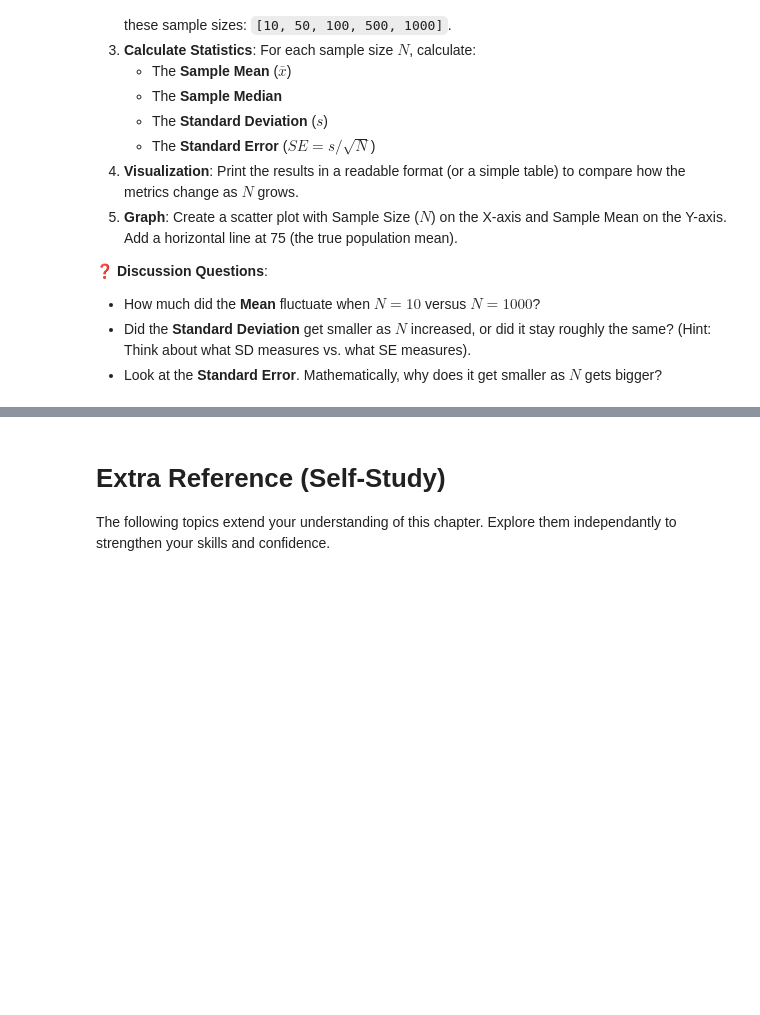
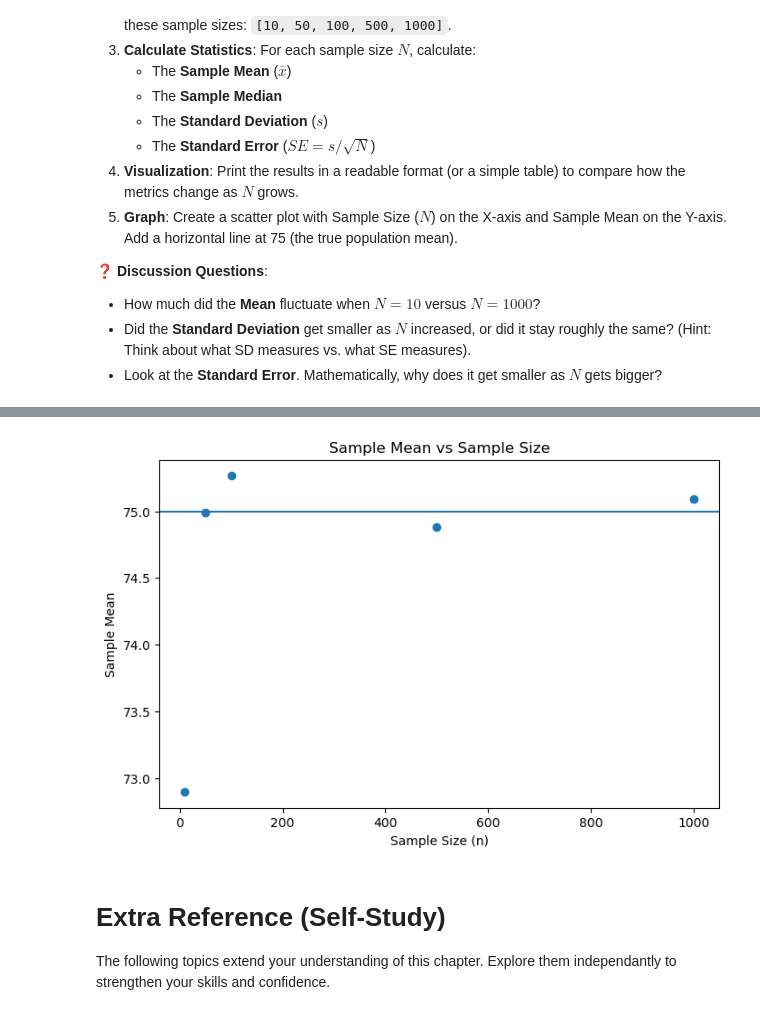
Before and after one commit to NinaHoang/5m-data-3.1-probability-statistics, a Jupyter notebook: notebooks/Part_1_probability_statistics_lesson.ipynb, the cells around one changed output, grey strips where cells are left out. Drawn from its saved outputs; the diff is of its cells as text; code cells hidden in the pictures; blank space fills up the shorter version.

```diff
--- a/notebooks/Part_1_probability_statistics_lesson.ipynb
+++ b/notebooks/Part_1_probability_statistics_lesson.ipynb
@@ -451,3 +449,24 @@ df
+# %%
+# 5.  **Graph**: Create a scatter plot with Sample Size ($N$) on the X-axis and Sample Mean on the Y-axis. Add a horizontal line at 75 (the true population mean).
+ns = list(results.keys())
+sample_means = [results[n]["mean"] for n in ns]
+
+plt.figure(figsize=(8, 5))
+
+# Scatter plot: Sample Size vs Sample Mean
+plt.scatter(ns, sample_means)
+
+# Horizontal line at population mean = 75
+plt.axhline(y=75)
+
+# Labels and title
+plt.xlabel("Sample Size (n)")
+plt.ylabel("Sample Mean")
+plt.title("Sample Mean vs Sample Size")
+
+plt.show()
+# %% [output]
+[figure, added]
 # %% [markdown]
 # Extra Reference (Self-Study)
 The following topics extend your understanding of this chapter. Explore them independantly to strengthen your skills and confidence.
```
Also changed, not shown: parts of 1 cell of this notebook, 2 other files.
